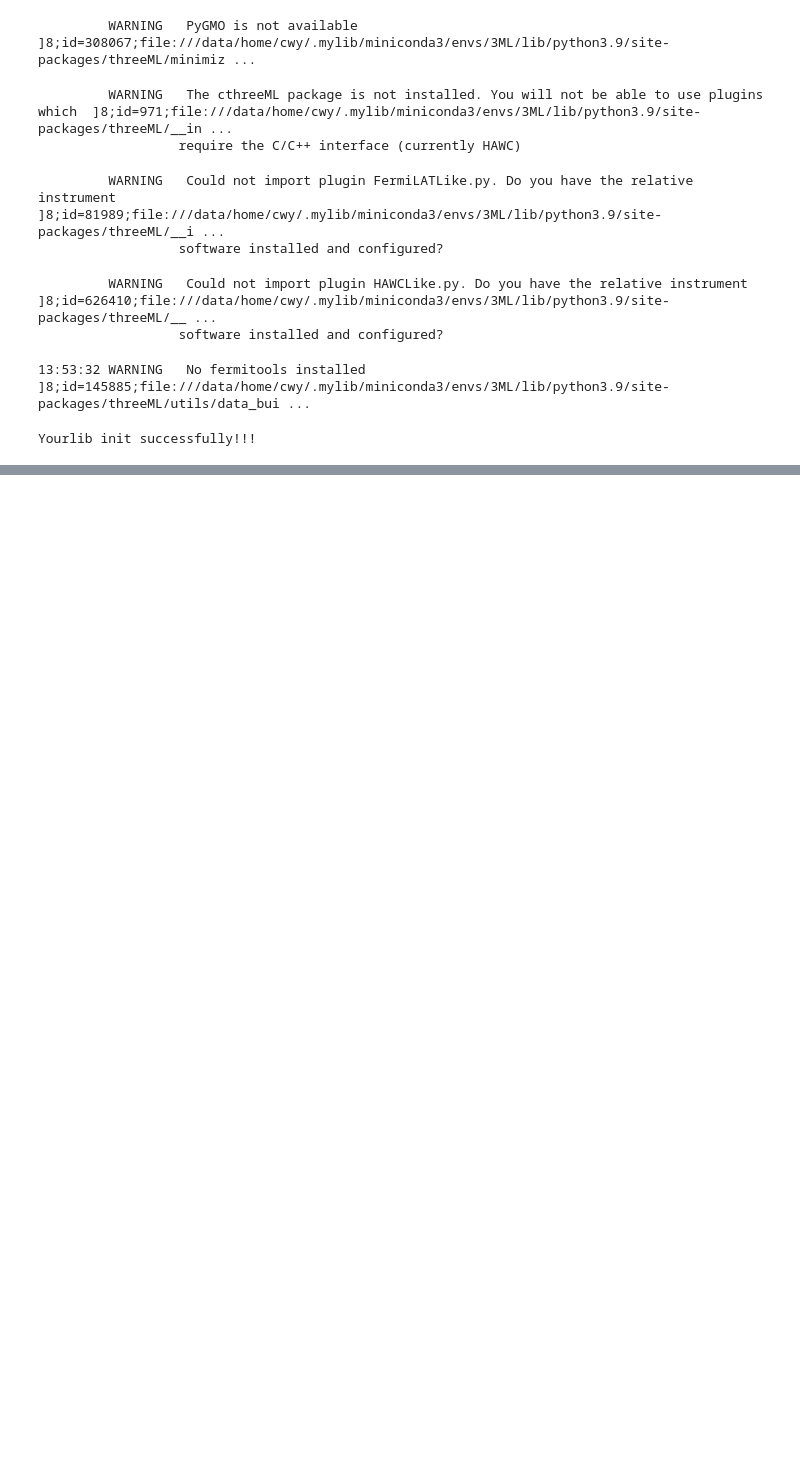
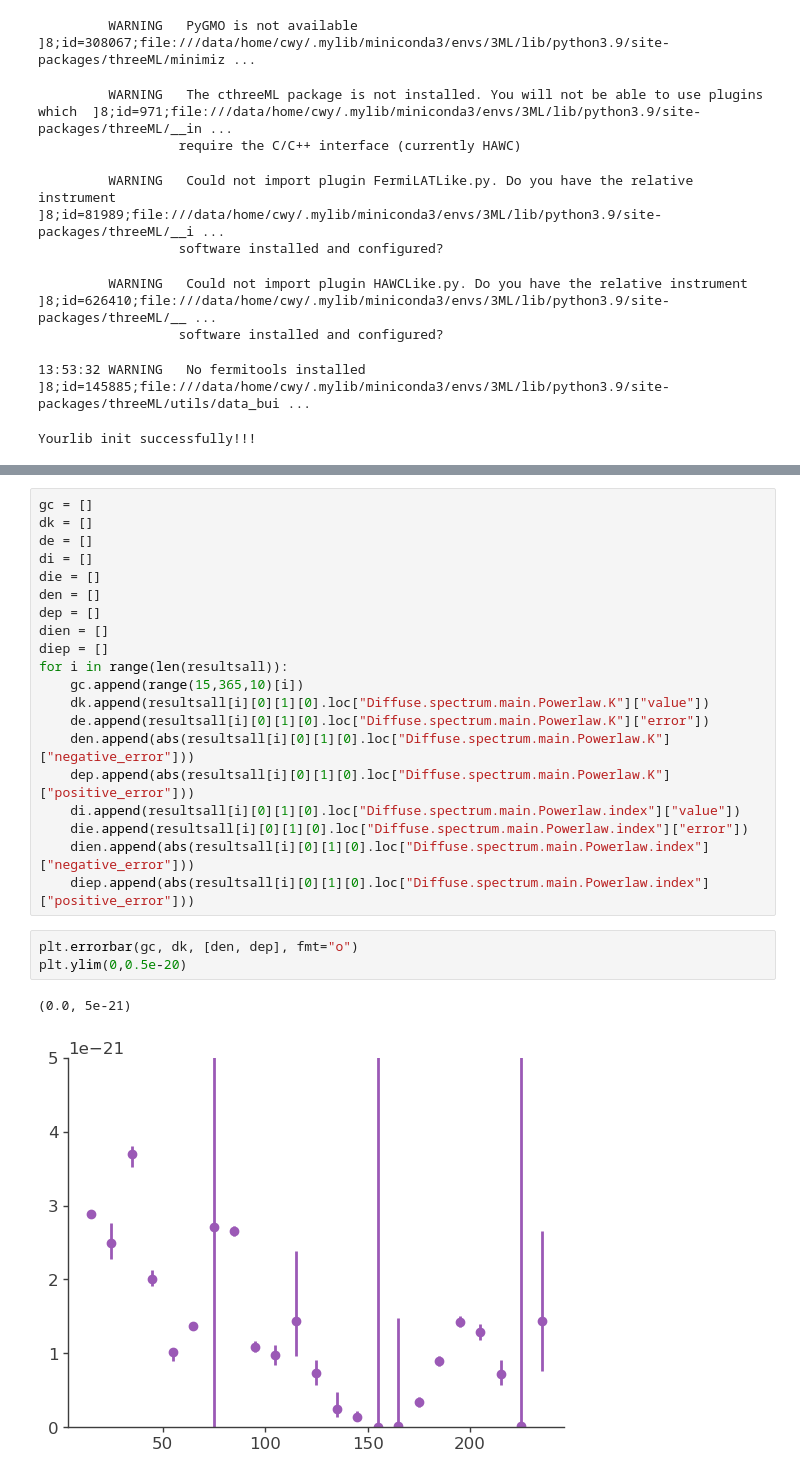
Before and after one commit to xiahouwenyu/3MLWCDA0.91, a Jupyter notebook: Standard/src/3MLnew_Diffuse.ipynb, the cells around one changed output, grey strips where cells are left out. Drawn from its saved outputs; the diff is of its cells as text; blank space fills up the shorter version.

Commit message:
complex example: Diffuse

```diff
--- a/Standard/src/3MLnew_Diffuse.ipynb
+++ b/Standard/src/3MLnew_Diffuse.ipynb
@@ -162,0 +188,26 @@ for i,gl in enumerate(tqdm(range(10,360,10))):
+# %%
+gc = []
+dk = []
+de = []
+di = []
+die = []
+den = []
+dep = []
+dien = []
+diep = []
+for i in range(len(resultsall)):
+    gc.append(range(15,365,10)[i])
+    dk.append(resultsall[i][0][1][0].loc["Diffuse.spectrum.main.Powerlaw.K"]["value"])
+    de.append(resultsall[i][0][1][0].loc["Diffuse.spectrum.main.Powerlaw.K"]["error"])
+    den.append(abs(resultsall[i][0][1][0].loc["Diffuse.spectrum.main.Powerlaw.K"]["negative_error"]))
+    dep.append(abs(resultsall[i][0][1][0].loc["Diffuse.spectrum.main.Powerlaw.K"]["positive_error"]))
+    di.append(resultsall[i][0][1][0].loc["Diffuse.spectrum.main.Powerlaw.index"]["value"])
+    die.append(resultsall[i][0][1][0].loc["Diffuse.spectrum.main.Powerlaw.index"]["error"])
+    dien.append(abs(resultsall[i][0][1][0].loc["Diffuse.spectrum.main.Powerlaw.index"]["negative_error"]))
+    diep.append(abs(resultsall[i][0][1][0].loc["Diffuse.spectrum.main.Powerlaw.index"]["positive_error"]))
+# %%
+plt.errorbar(gc, dk, [den, dep], fmt="o")
+plt.ylim(0,0.5e-20)
+# %% [output]
+(0.0, 5e-21)
+[figure, added]
```
Also changed, not shown: parts of 2 cells of this notebook, 6 other files.
